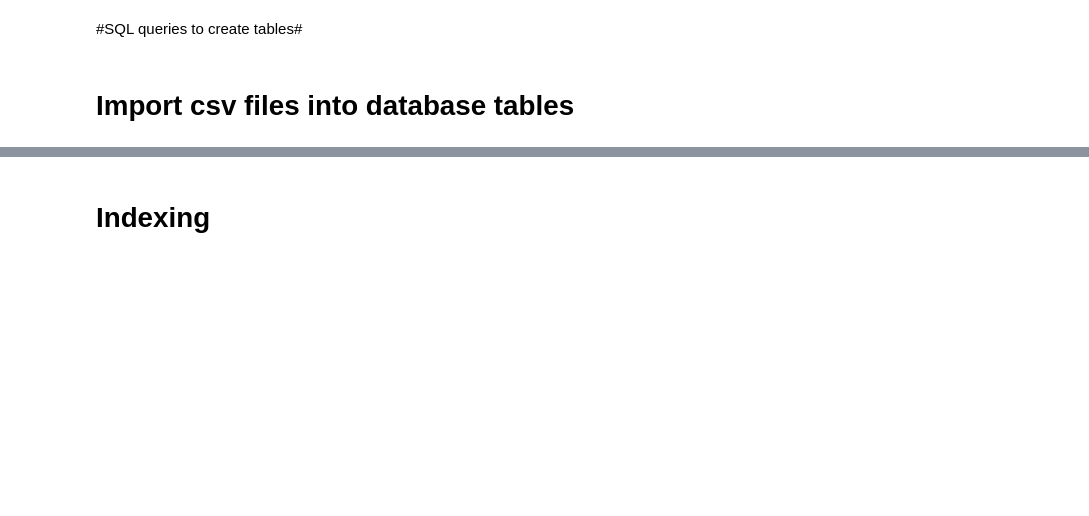
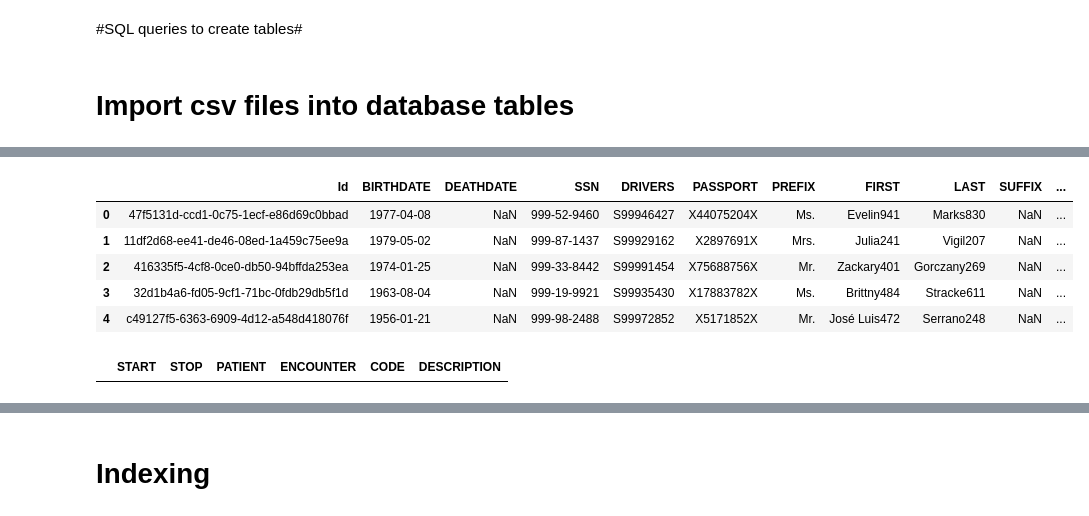
Before and after one commit to ohoelske/Databases, a Jupyter notebook: 210116_Kursaufgabe_Woche_2.ipynb, the cells around one changed output, grey strips where cells are left out. Drawn from its saved outputs; the diff is of its cells as text; code cells hidden in the pictures; blank space fills up the shorter version.

```diff
--- a/210116_Kursaufgabe_Woche_2.ipynb
+++ b/210116_Kursaufgabe_Woche_2.ipynb
@@ -283,0 +412,13 @@ dict_keys(['disease', 'patients', 'encounters', 'careplans', 'conditions', 'medi
+# %%
+pd.read_csv(f'/content/drive/MyDrive/csv_data_Oliver/asthma/patients.csv').head()
+# %% [output]
+|  | Id | BIRTHDATE | DEATHDATE | SSN | DRIVERS | PASSPORT | PREFIX | FIRST | LAST | SUFFIX | ... |
+| 0 | 47f5131d-ccd1-0c75-1ecf-e86d69c0bbad | 1977-04-08 | NaN | 999-52-9460 | S99946427 | X44075204X | Ms. | Evelin941 | Marks830 | NaN | ... |
+| 1 | 11df2d68-ee41-de46-08ed-1a459c75ee9a | 1979-05-02 | NaN | 999-87-1437 | S99929162 | X2897691X | Mrs. | Julia241 | Vigil207 | NaN | ... |
+| 2 | 416335f5-4cf8-0ce0-db50-94bffda253ea | 1974-01-25 | NaN | 999-33-8442 | S99991454 | X75688756X | Mr. | Zackary401 | Gorczany269 | NaN | ... |
+| 3 | 32d1b4a6-fd05-9cf1-71bc-0fdb29db5f1d | 1963-08-04 | NaN | 999-19-9921 | S99935430 | X17883782X | Ms. | Brittny484 | Stracke611 | NaN | ... |
+| 4 | c49127f5-6363-6909-4d12-a548d418076f | 1956-01-21 | NaN | 999-98-2488 | S99972852 | X5171852X | Mr. | José Luis472 | Serrano248 | NaN | ... |
+# %%
+pd.read_csv(f'/content/drive/MyDrive/csv_data_Oliver/asthma/disease.csv').head()
+# %% [output]
+|  | START | STOP | PATIENT | ENCOUNTER | CODE | DESCRIPTION |
```
Also changed, not shown: parts of 35 cells of this notebook.
